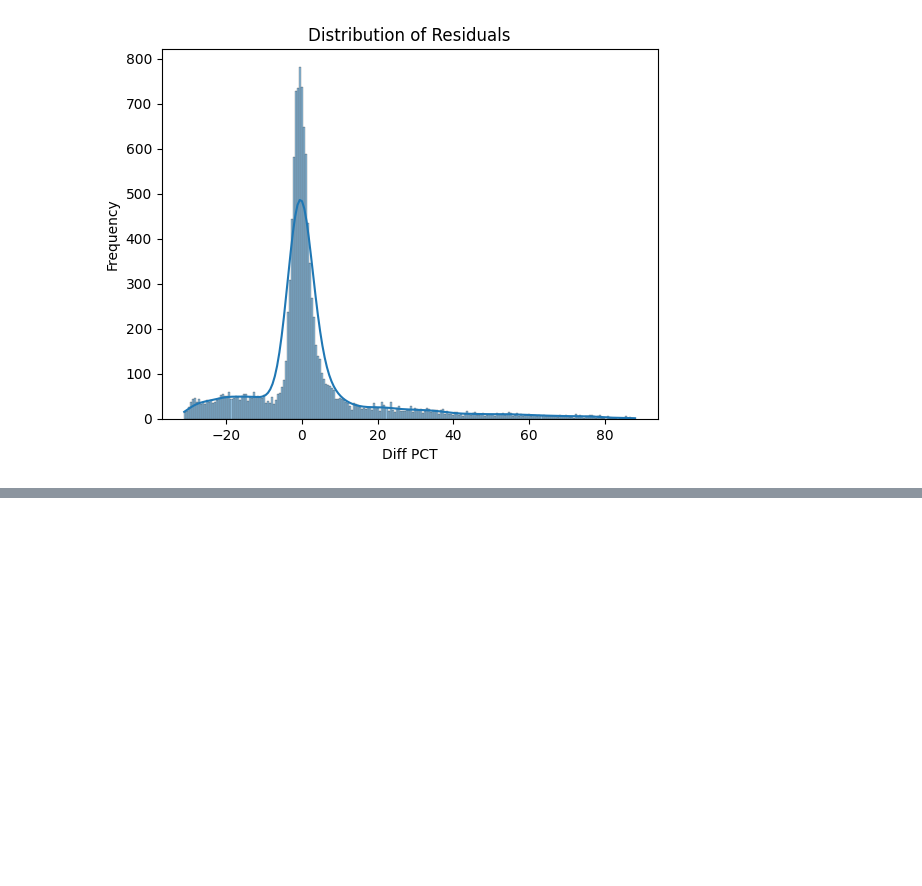
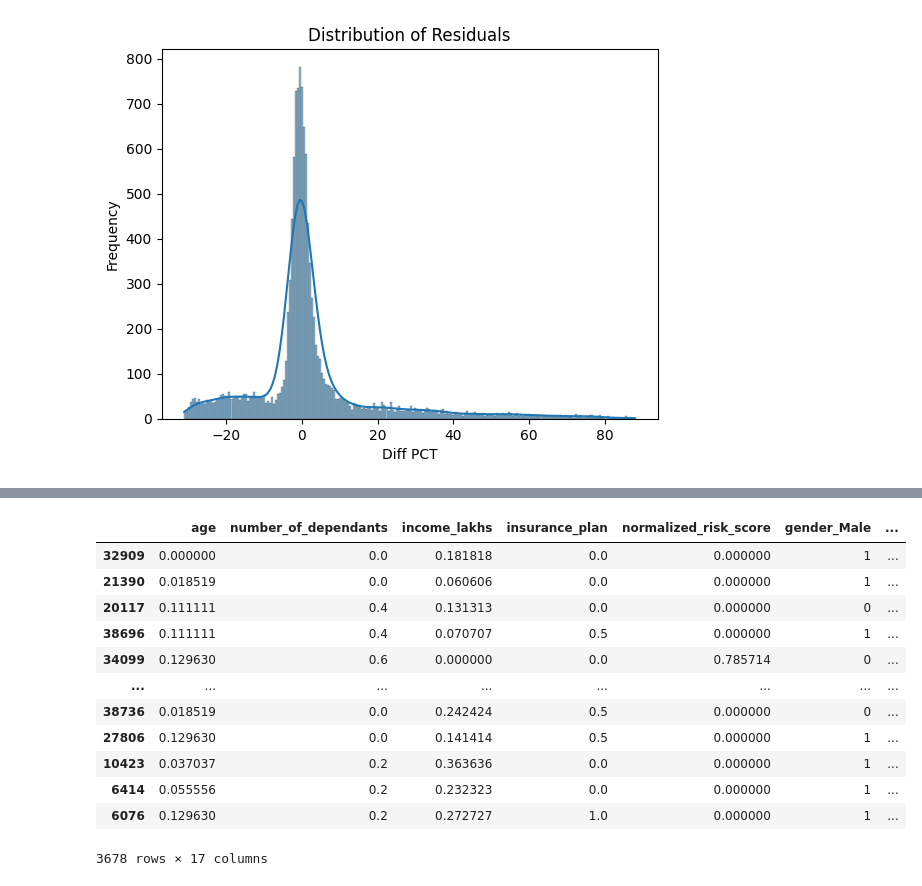
Before and after one commit to ittihadur/ML-Regression-Project, a Jupyter notebook: ML REGRESSION.ipynb, the cells around one changed output, grey strips where cells are left out. Saved outputs shown, nothing was run; the diff lists cells and outputs as text; code cells hidden in the pictures; blank space fills up the shorter version.

Commit message:
Found marginal errors

```diff
--- a/ML REGRESSION.ipynb
+++ b/ML REGRESSION.ipynb
@@ -585,4 +585,7 @@ plt.show()
 # %% [output]
 [figure]
 # %%
-results_df[np.abs]
+extreme_error_threshold = 10
+
+extreme_results_df = results_df[np.abs(results_df.diff_pct)> extreme_error_threshold]
+extreme_results_df.shape
@@ -588,0 +614,17 @@ results_df[np.abs]
+# %%
+extreme_errors_df = X_test.loc[extreme_results_df.index]
+extreme_errors_df
+# %% [output]
+|  | age | number_of_dependants | income_lakhs | insurance_plan | normalized_risk_score | gender_Male | ... |
+| 32909 | 0.000000 | 0.0 | 0.181818 | 0.0 | 0.000000 | 1 | ... |
+| 21390 | 0.018519 | 0.0 | 0.060606 | 0.0 | 0.000000 | 1 | ... |
+| 20117 | 0.111111 | 0.4 | 0.131313 | 0.0 | 0.000000 | 0 | ... |
+| 38696 | 0.111111 | 0.4 | 0.070707 | 0.5 | 0.000000 | 1 | ... |
+| 34099 | 0.129630 | 0.6 | 0.000000 | 0.0 | 0.785714 | 0 | ... |
+| ... | ... | ... | ... | ... | ... | ... | ... |
+| 38736 | 0.018519 | 0.0 | 0.242424 | 0.5 | 0.000000 | 0 | ... |
+| 27806 | 0.129630 | 0.0 | 0.141414 | 0.5 | 0.000000 | 1 | ... |
+| 10423 | 0.037037 | 0.2 | 0.363636 | 0.0 | 0.000000 | 1 | ... |
+| 6414 | 0.055556 | 0.2 | 0.232323 | 0.0 | 0.000000 | 1 | ... |
+| 6076 | 0.129630 | 0.2 | 0.272727 | 1.0 | 0.000000 | 1 | ... |
+3678 rows × 17 columns
```
Also changed, not shown: parts of 3 cells of this notebook.
